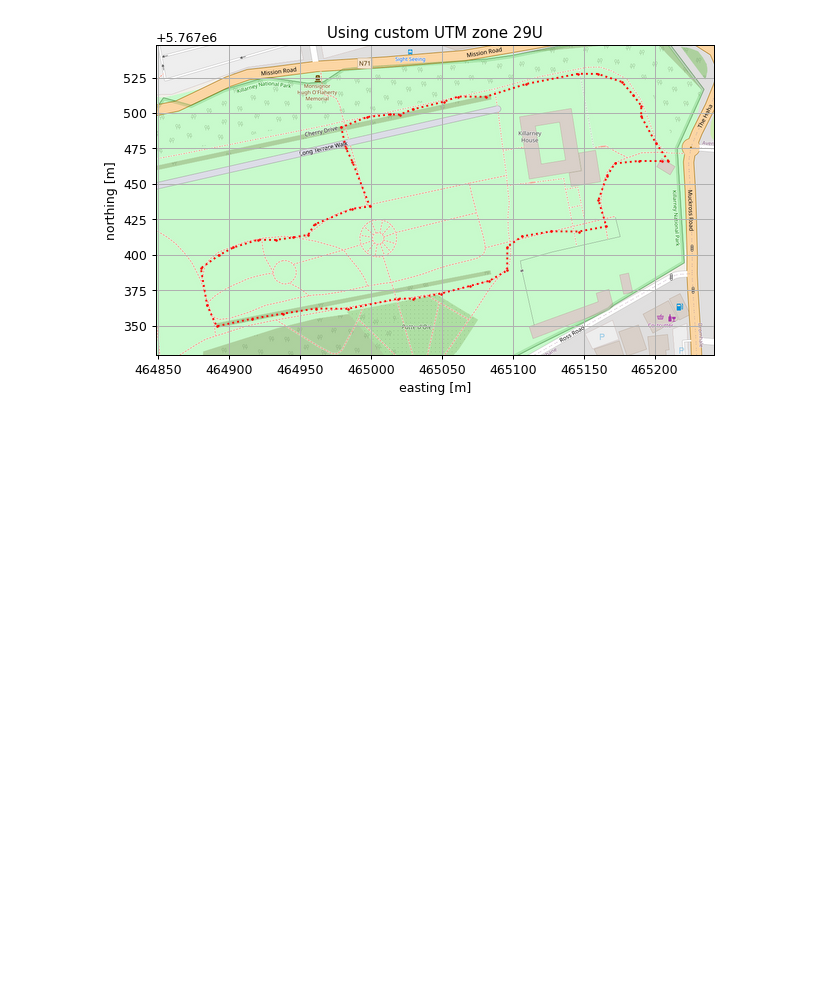
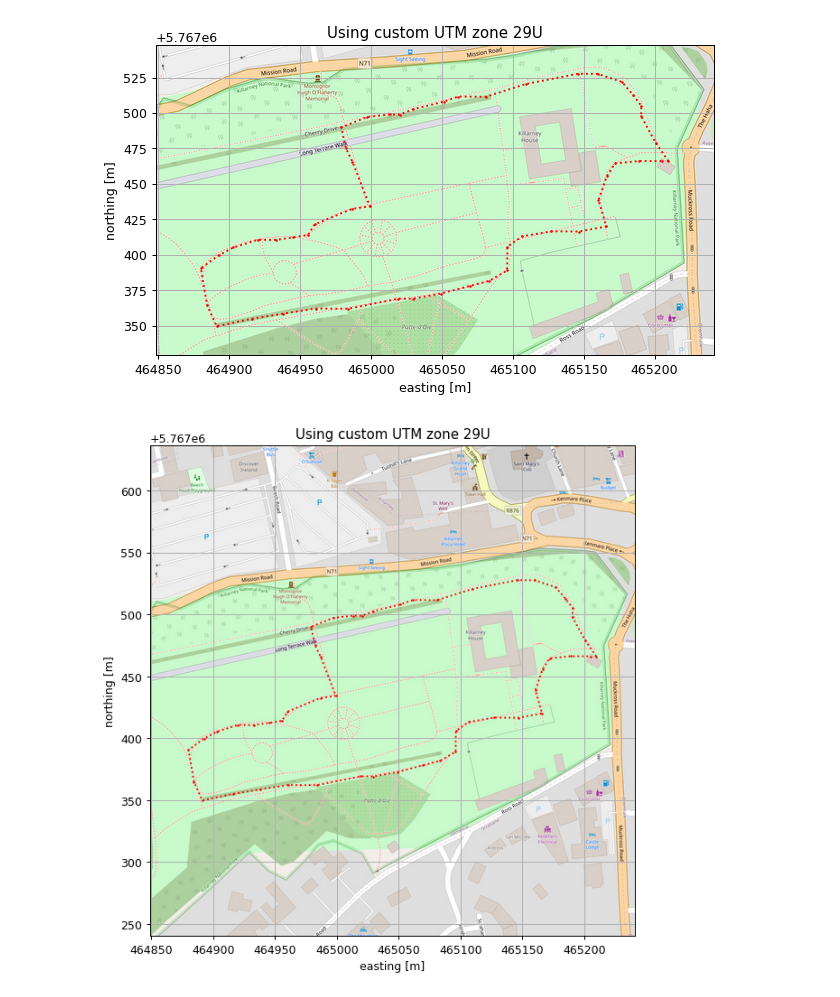
Before and after one commit to gustavovelascoh/mapinmeters, a Jupyter notebook: examples/Example1_plotting_from_nmea.ipynb, the cells around one changed output. Drawn from its saved outputs; the diff is of its cells as text; code cells hidden in the pictures; blank space fills up the shorter version.

Commit message:
Enable plotting with aspect ratio (to_aspect() method)

````diff
--- a/examples/Example1_plotting_from_nmea.ipynb
+++ b/examples/Example1_plotting_from_nmea.ipynb
@@ -77,3 +77,25 @@ axs.set_xlabel("easting [m]")
 axs.grid()
 # %% [output]
 [figure]
+# %%
+# Additionally, the data can be plotted using a square layout
+# using the method ```.to_aspect()```
+
+# %matplotlib widget
+
+extent_utm_sq = extent_utm.to_aspect(1.0, shrink=False)
+
+fig, axs = plt.subplots(1,1,figsize=(8,8), dpi=90)
+tiles = t
+
+plotter = tilemapbase.Plotter(extent_utm_sq, tiles, width=600)
+plotter.plot(axs, tiles)
+
+axs.plot(utm_x, utm_y,":r.", label="data", markersize=2)
+
+axs.set_title("Using custom UTM zone 29U")
+axs.set_ylabel("northing [m]")
+axs.set_xlabel("easting [m]")
+axs.grid()
+# %% [output]
+[figure, added]
````
Also changed, not shown: 1 other file.
